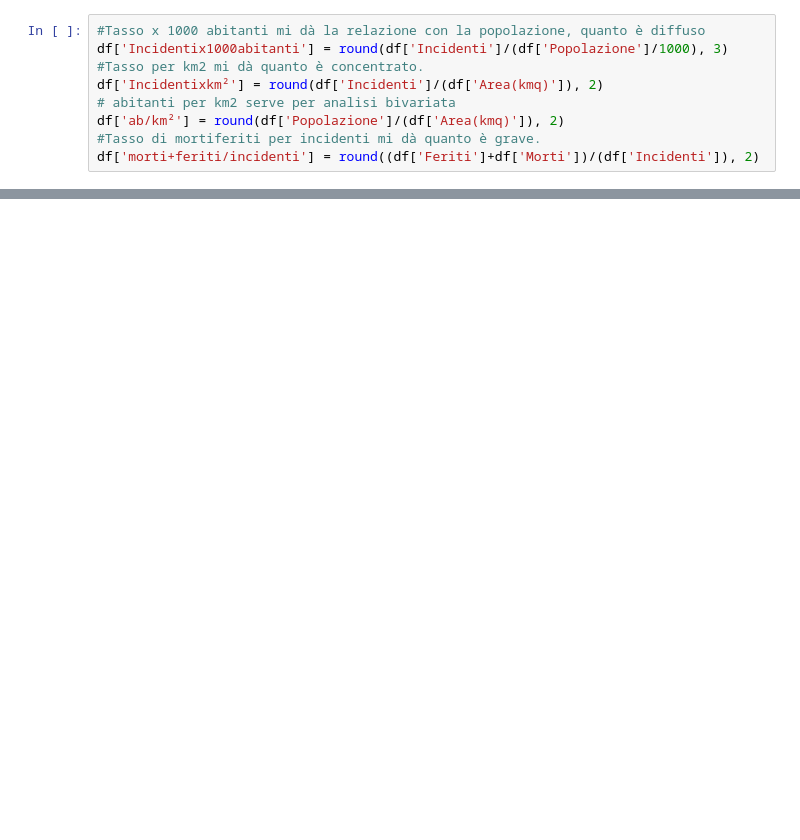
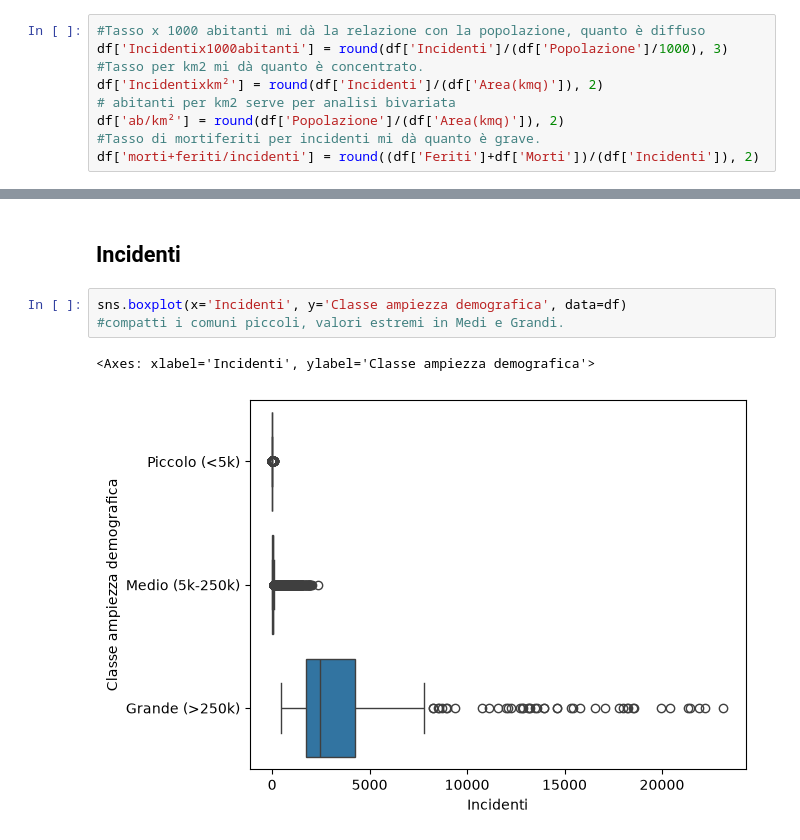
Before and after one commit to giuliocipone-lang/Boolean_capstone_project, a Jupyter notebook: EDA.ipynb, the cells around one changed output, grey strips where cells are left out. Saved outputs shown, nothing was run; the diff lists cells and outputs as text; blank space fills up the shorter version.

```diff
--- a/EDA.ipynb
+++ b/EDA.ipynb
@@ -33,0 +74,8 @@ df.describe()
+# %% [markdown]
+## Incidenti
+# %%
+sns.boxplot(x='Incidenti', y='Classe ampiezza demografica', data=df)
+#compatti i comuni piccoli, valori estremi in Medi e Grandi.
+# %% [output]
+<Axes: xlabel='Incidenti', ylabel='Classe ampiezza demografica'>
+[figure, added]
```
Also changed, not shown: parts of 11 cells of this notebook.
